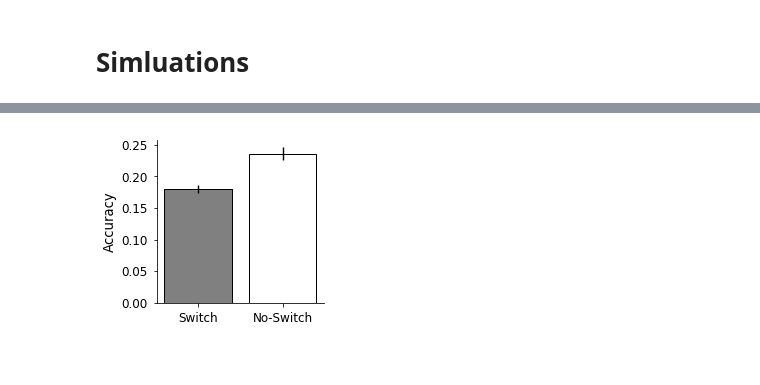
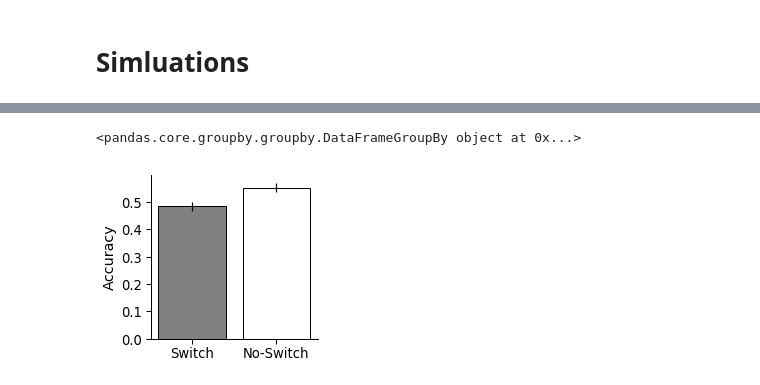
Before and after one commit to nicktfranklin/SEM_paper_simulations, a Jupyter notebook: Memory Simulation (Radvansky & Copeland, 2006) - GRU .ipynb, the cells around one changed output, grey strips where cells are left out. Saved outputs shown, nothing was run; the diff lists cells and outputs as text; code cells hidden in the pictures.

Commit message:
Bugs squashed; updated simulations

```diff
--- a/Memory Simulation (Radvansky & Copeland, 2006) - GRU .ipynb
+++ b/Memory Simulation (Radvansky & Copeland, 2006) - GRU .ipynb
@@ -66,24 +60,21 @@ n_batch = 1
 tau: 0.1
+# %%
+# load simulations from memory
+res = pd.read_pickle('simulations/saved_simulations/radvansky_sims.pkl')
 # %%
-from tqdm import tnrange
-res = []
-for ii in tnrange(25):
-    gibbs_kwargs = dict(
-        memory_epsilon = np.exp(-11),
-        memory_alpha = 0.1,
-        memory_lambda = 1.0,
-        b = b,  # re-defined here for completeness
-        tau = tau,  # ibid
-        n_samples = 250,
-        n_burnin = 100,
-        progress_bar=False,
-    )
+## Uncomment the code below to re-run the simluations
+## the simulations can take a long time to run (~a day on a modern laptop)
 
-    sem = SEM(**sem_kwargs)
-    res0 = batch(sem, gibbs_kwargs, epsilon_e_switch=epsilon_e_switch,
-                 epsilon_e_noswitch=epsilon_e_noswitch)
-    res0['Itteration'] = ii
-    if len(res) > 0:
-        res = pd.concat([res, res0])
-    else:
-        res = res0
+# from tqdm import tnrange
+# res = []
+# n_batch = 25
+# n_rooms = 25
+
+# for ii in tnrange(n_batch):
+#     res0 = batch(sem_kwargs, gibbs_kwargs, epsilon_e_switch=epsilon_e_switch,
+#                  epsilon_e_noswitch=epsilon_e_noswitch, n_rooms=n_rooms)
+#     res0['Itteration'] = ii
+#     if len(res) > 0:
+#         res = pd.concat([res, res0])
+#     else:
+#         res = res0
@@ -100,15 +115,19 @@ df.groupby('Condition').mean()
+# %%
+res.groupby(['Condition', 'Itteration'])
+# %% [output]
+<pandas.core.groupby.groupby.DataFrameGroupBy object at 0x...>
 # %%
-y = df.groupby('Condition').mean()['Accuracy']
-y_err = df.groupby('Condition').std()['Accuracy'] / np.sqrt(25)
+y = df.groupby('Condition').mean()['Reconstruction Accuracy']
+y_err = df.groupby('Condition').std()['Reconstruction Accuracy'] / np.sqrt(25)
 x= [1, 0]
 plt.figure(figsize=(3,3))
 
 plt.bar(x, y, color=[[1.0, 1.0, 1.0], [0.5, 0.5, 0.5]], edgecolor='k', linewidth=1)
 plt.errorbar(x, y, y_err, linestyle="None", color='k')
 
 plt.xticks([0, 1], ['Switch', 'No-Switch'])
 plt.ylabel('Accuracy')
 sns.despine()
 plt.savefig('Radvansky_new.png', bbox_inches='tight', dpi=300)
 # %% [output]
-[figure, old version]
+[figure, new version]
```
Also changed, not shown: parts of 8 cells of this notebook, 16 other files.
